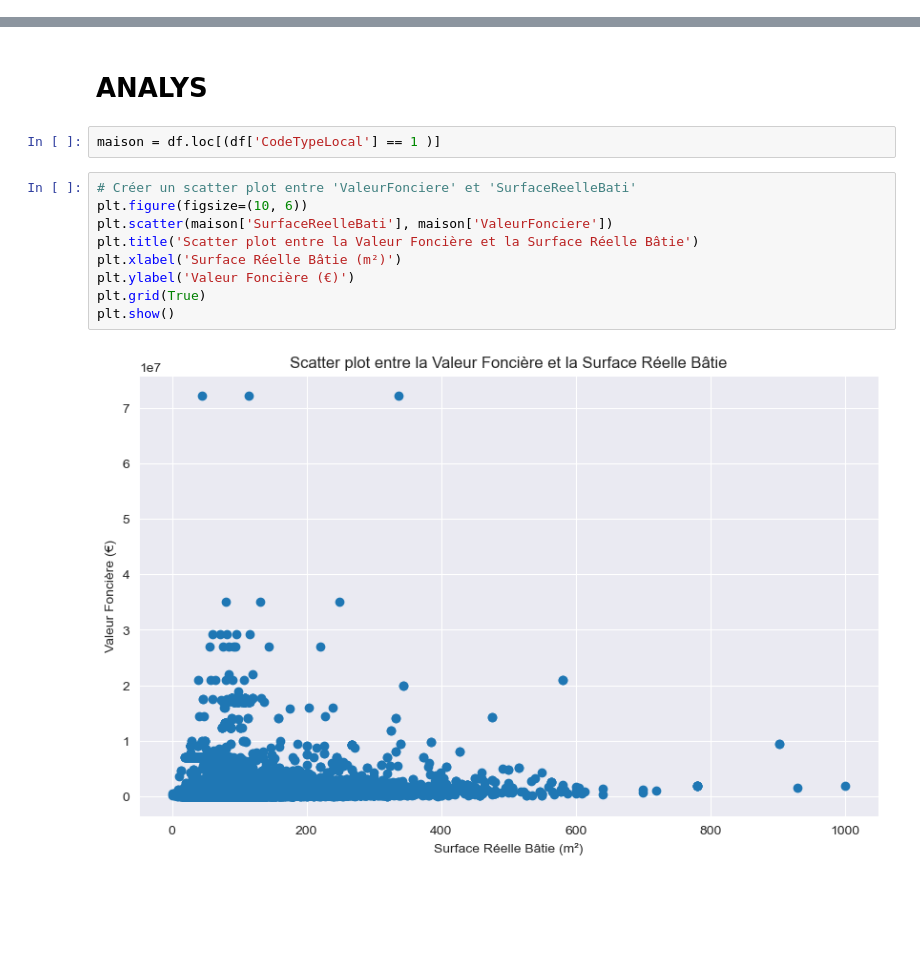
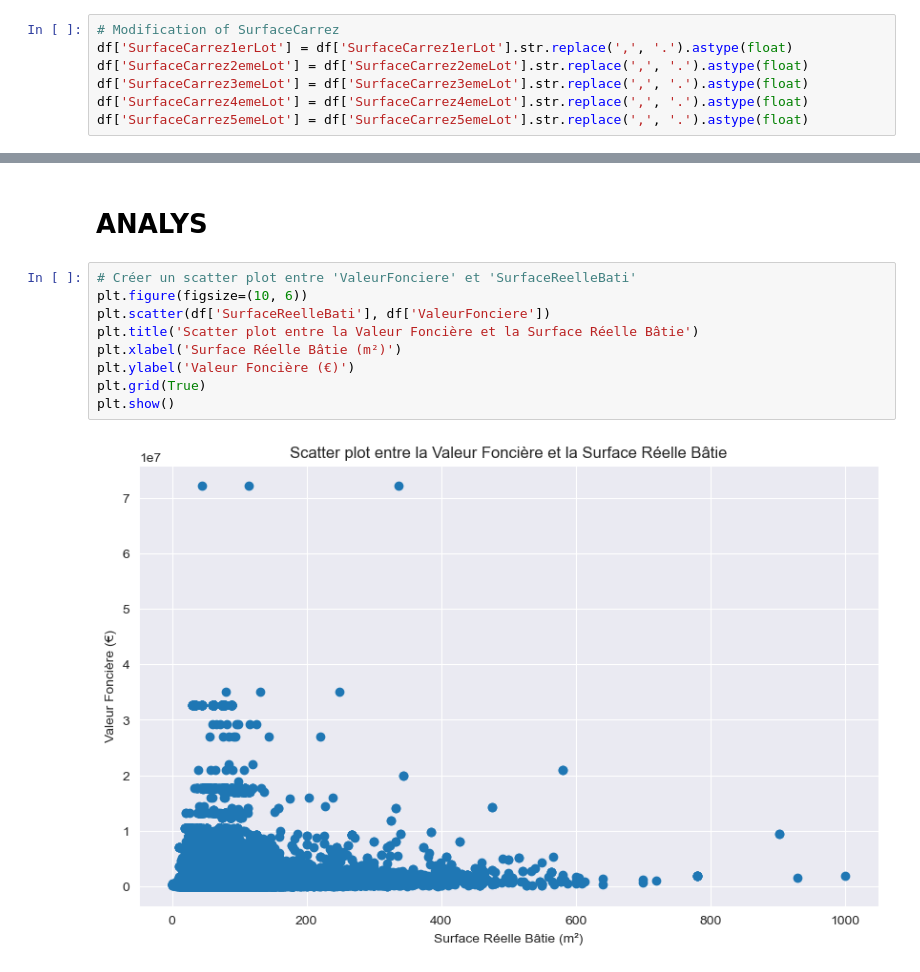
Before and after one commit to Jonathan2433/DOMO_DATA_PRICE_PREDICTION, a Jupyter notebook: NOTEBOOKS/00_FIRST_EXPLO.ipynb, the cells around one changed output, grey strips where cells are left out. Saved outputs shown, nothing was run; the diff lists cells and outputs as text; blank space fills up the shorter version.

```diff
--- a/NOTEBOOKS/00_FIRST_EXPLO.ipynb
+++ b/NOTEBOOKS/00_FIRST_EXPLO.ipynb
@@ -62,6 +64,13 @@ dtype: object
 # %%
 # Modification of ValeurFonciere
 df['ValeurFonciere'] = df['ValeurFonciere'].str.replace(',', '.').astype(float)
+# %%
+# Modification of SurfaceCarrez
+df['SurfaceCarrez1erLot'] = df['SurfaceCarrez1erLot'].str.replace(',', '.').astype(float)
+df['SurfaceCarrez2emeLot'] = df['SurfaceCarrez2emeLot'].str.replace(',', '.').astype(float)
+df['SurfaceCarrez3emeLot'] = df['SurfaceCarrez3emeLot'].str.replace(',', '.').astype(float)
+df['SurfaceCarrez4emeLot'] = df['SurfaceCarrez4emeLot'].str.replace(',', '.').astype(float)
+df['SurfaceCarrez5emeLot'] = df['SurfaceCarrez5emeLot'].str.replace(',', '.').astype(float)
 # %%
 # Modification of NoVoie
 
@@ -155,16 +164,14 @@ plt.show()
 [figure]
 # %% [markdown]
 # ANALYS
-# %%
-maison = df.loc[(df['CodeTypeLocal'] == 1 )]
 # %%
 # Créer un scatter plot entre 'ValeurFonciere' et 'SurfaceReelleBati'
 plt.figure(figsize=(10, 6))
-plt.scatter(maison['SurfaceReelleBati'], maison['ValeurFonciere'])
+plt.scatter(df['SurfaceReelleBati'], df['ValeurFonciere'])
 plt.title('Scatter plot entre la Valeur Foncière et la Surface Réelle Bâtie')
 plt.xlabel('Surface Réelle Bâtie (m²)')
 plt.ylabel('Valeur Foncière (€)')
 plt.grid(True)
 plt.show()
 # %% [output]
-[figure, old version]
+[figure, new version]
```
Also changed, not shown: parts of 2 cells of this notebook.
